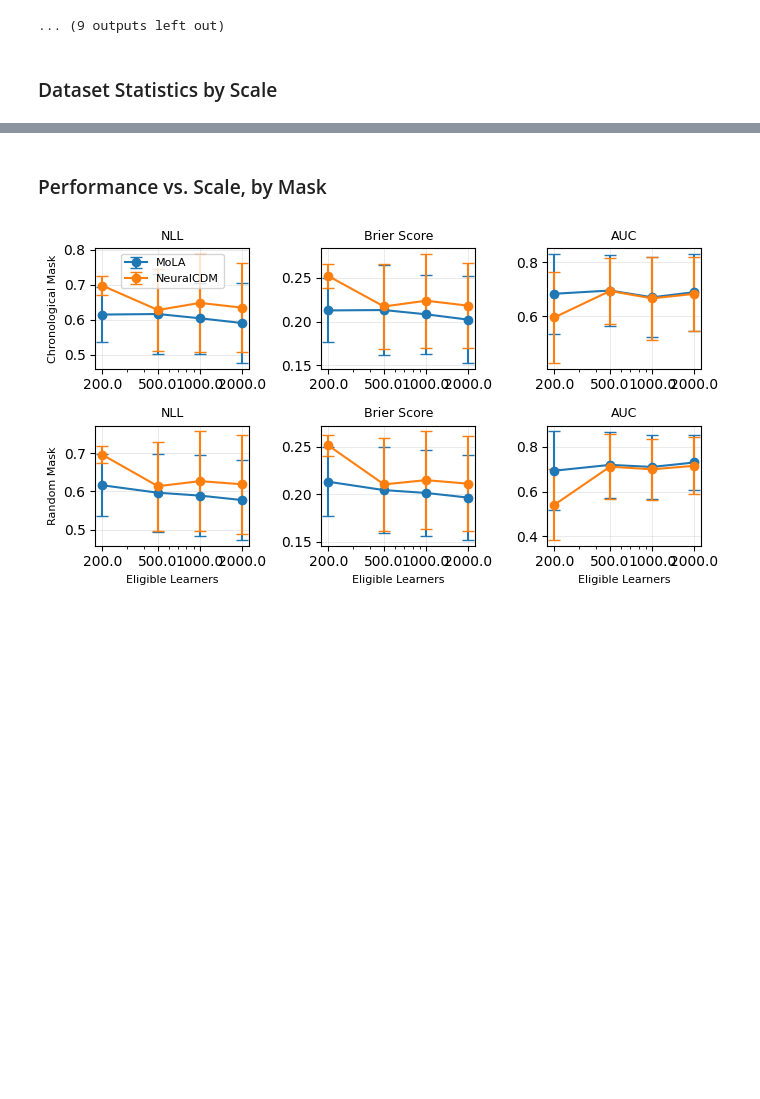
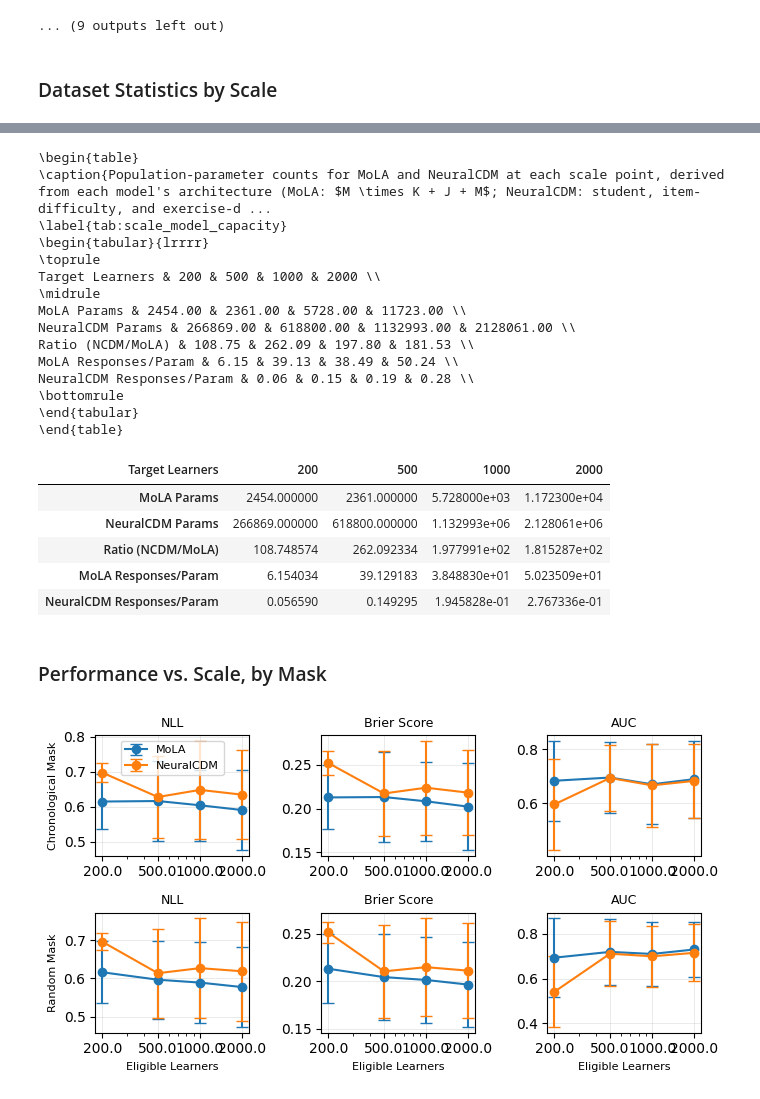
Before and after one commit to lentin26/mixture-of-latent-archetypes, a Jupyter notebook: notebooks/high-dim-experiment.ipynb, the cells around one changed output, grey strips where cells are left out. Cells and saved outputs as stored; diff of their text form; code cells hidden in the pictures; blank space fills up the shorter version.

```diff
--- a/notebooks/high-dim-experiment.ipynb
+++ b/notebooks/high-dim-experiment.ipynb
@@ -412,3 +421,78 @@ NeuralCDM Fit (s) & 1.0 & 8.1 & 21.0 & 61.2 \\
+# %%
+# MoLA's population parameters are mu (n_components x n_skills), theta (one
+# per item), and pi (one per archetype) -- the same quantities
+# src/mola/train.py's own parameter-count computation uses
+# (np.prod(self.mu.shape) + np.prod(self.theta.shape) + np.prod(self.pi.shape)).
+#
+# NeuralCDM's population parameters come directly from EduCDM's `Net` class
+# (EduCDM/NCDM/NCDM.py): student_emb (n_learners_param_est x n_skills),
+# k_difficulty (n_items x n_skills), e_difficulty (n_items x 1), and the
+# fixed-size 512/256-unit prediction network (prednet_full1/2/3, weights
+# and biases). n_learners_param_est is the parameter-estimation set size --
+# PARAM_FRAC (0.7) times eligible learners, matching run_evaluation's
+# param_frac default, which this notebook never overrides.
+
+PARAM_FRAC = 0.7
+
+capacity_rows = []
+for n_learners in SCALE_POINTS:
+    eligible = scale_stats_df.loc["Eligible Learners", n_learners]
+    J = scale_stats_df.loc["Items", n_learners]
+    K = scale_stats_df.loc["Skills", n_learners]
+    M = scale_stats_df.loc["Selected M", n_learners]
+    responses = scale_stats_df.loc["Responses", n_learners]
+    S = round(PARAM_FRAC * eligible)  # parameter-estimation learners
+
+    mola_params = M * K + J + M
+    ncdm_params = (
+        S * K + J * K + J  # student_emb, k_difficulty, e_difficulty
+        + K * 512 + 512  # prednet_full1 (weight + bias)
+        + 512 * 256 + 256  # prednet_full2
+        + 256 * 1 + 1  # prednet_full3
+    )
+
+    capacity_rows.append({
+        "Target Learners": n_learners,
+        "MoLA Params": mola_params,
+        "NeuralCDM Params": ncdm_params,
+        "Ratio (NCDM/MoLA)": ncdm_params / mola_params,
+        "MoLA Responses/Param": responses / mola_params,
+        "NeuralCDM Responses/Param": responses / ncdm_params,
+    })
+
+capacity_df = pd.DataFrame(capacity_rows).set_index("Target Learners").T
+print(capacity_df.to_latex(
+    float_format="%.2f",
+    caption="Population-parameter counts for MoLA and NeuralCDM at each scale point, "
+            "derived from each model's architecture (MoLA: $M \\times K + J + M$; "
+            "NeuralCDM: student, item-difficulty, and exercise-difficulty embeddings "
+            "plus the fixed 512/256-unit prediction network), with responses-per-parameter "
+            "as a measure of how data-constrained each model is at that scale.",
+    label="tab:scale_model_capacity",
+))
+capacity_df
+# %% [output]
+\begin{table}
+\caption{Population-parameter counts for MoLA and NeuralCDM at each scale point, derived from each model's architecture (MoLA: $M \times K + J + M$; NeuralCDM: student, item-difficulty, and exercise-d ...
+\label{tab:scale_model_capacity}
+\begin{tabular}{lrrrr}
+\toprule
+Target Learners & 200 & 500 & 1000 & 2000 \\
+\midrule
+MoLA Params & 2454.00 & 2361.00 & 5728.00 & 11723.00 \\
+NeuralCDM Params & 266869.00 & 618800.00 & 1132993.00 & 2128061.00 \\
+Ratio (NCDM/MoLA) & 108.75 & 262.09 & 197.80 & 181.53 \\
+MoLA Responses/Param & 6.15 & 39.13 & 38.49 & 50.24 \\
+NeuralCDM Responses/Param & 0.06 & 0.15 & 0.19 & 0.28 \\
+\bottomrule
+\end{tabular}
+\end{table}
+| Target Learners | 200 | 500 | 1000 | 2000 |
+| MoLA Params | 2454.000000 | 2361.000000 | 5.728000e+03 | 1.172300e+04 |
+| NeuralCDM Params | 266869.000000 | 618800.000000 | 1.132993e+06 | 2.128061e+06 |
+| Ratio (NCDM/MoLA) | 108.748574 | 262.092334 | 1.977991e+02 | 1.815287e+02 |
+| MoLA Responses/Param | 6.154034 | 39.129183 | 3.848830e+01 | 5.023509e+01 |
+| NeuralCDM Responses/Param | 0.056590 | 0.149295 | 1.945828e-01 | 2.767336e-01 |
 # %% [markdown]
 ### Performance vs. Scale, by Mask
 # %%
```
Also changed, not shown: parts of 5 cells of this notebook, 2 other files.
